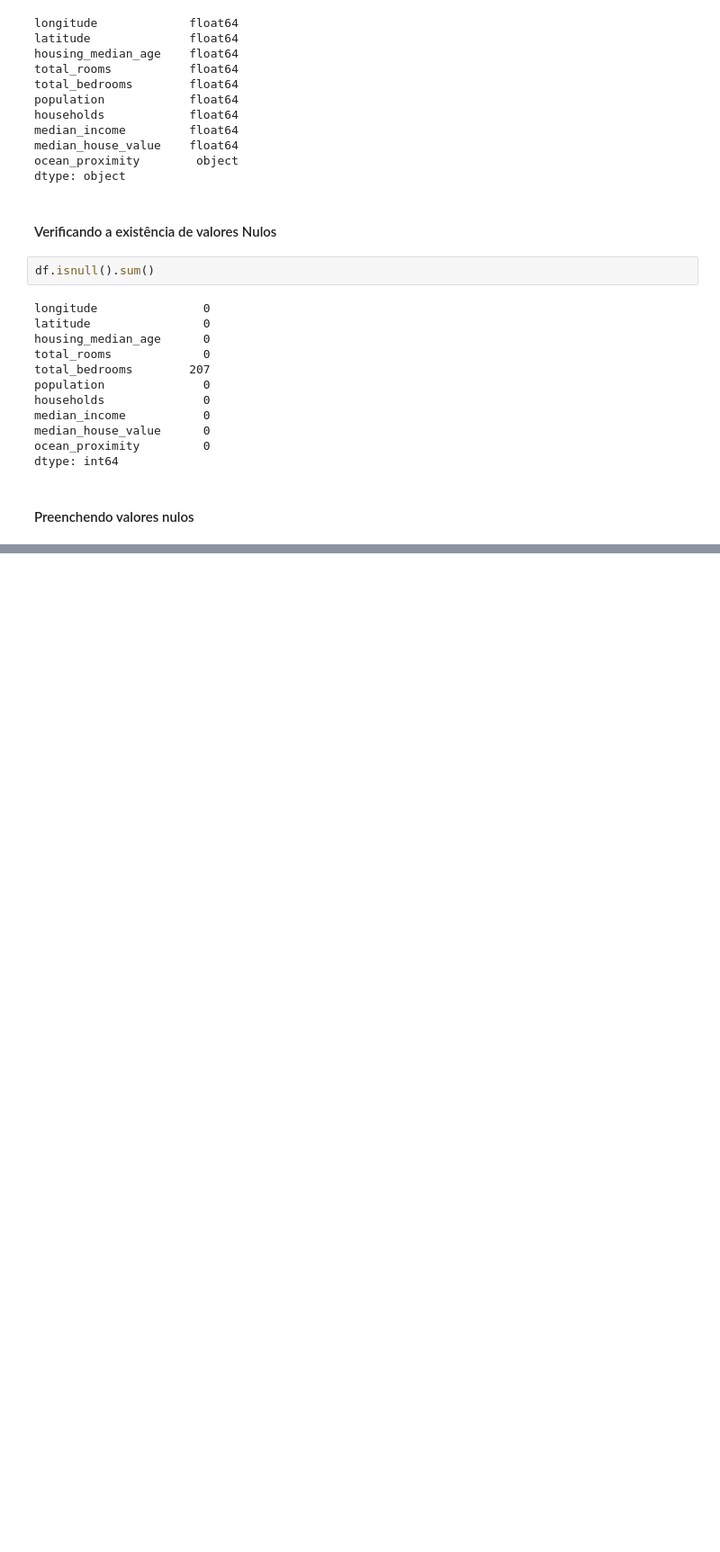
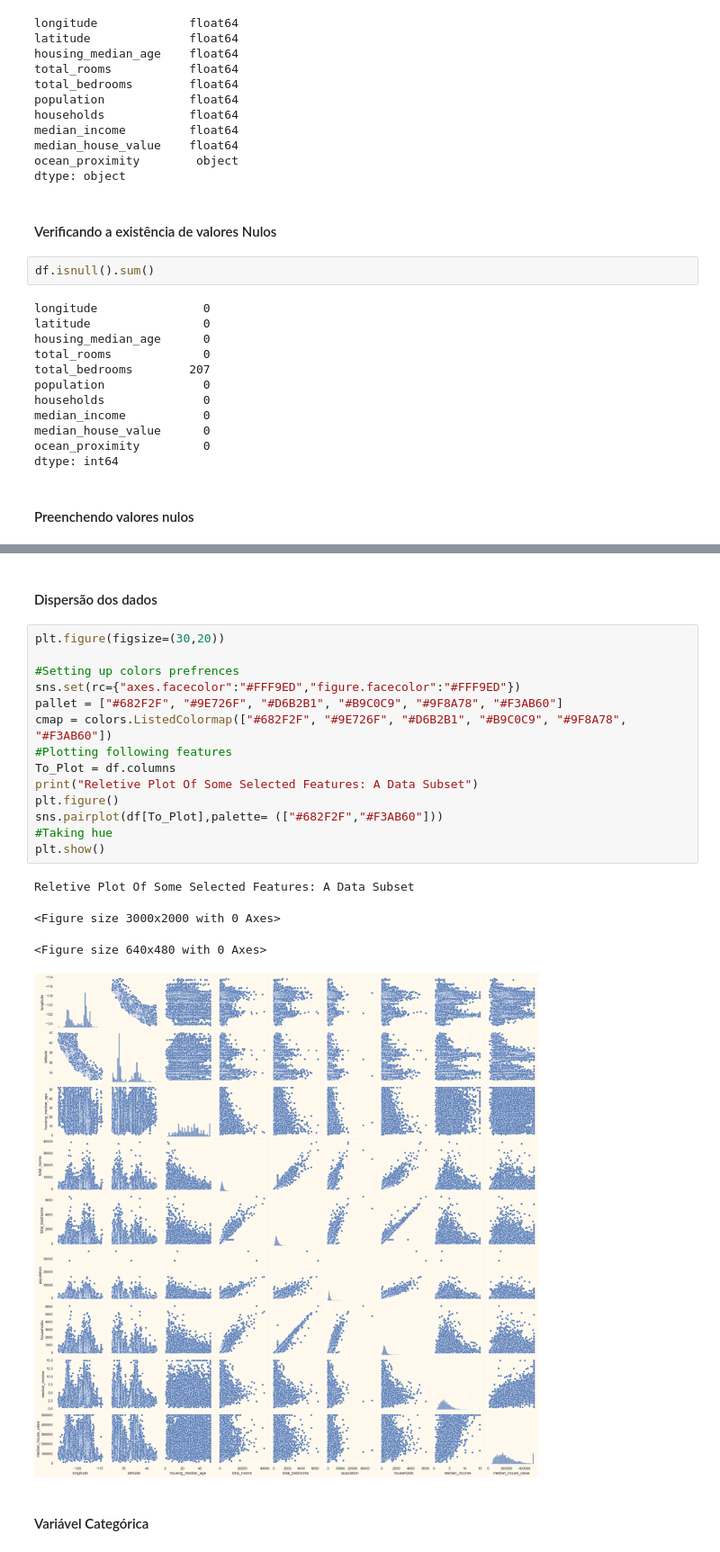
Before and after one commit to sidinei-ag/machine_learning, a Jupyter notebook: HousingProject.ipynb, the cells around one changed output, grey strips where cells are left out. Shown at 90% size. Cells and saved outputs as stored; diff of their text form; blank space fills up the shorter version.

```diff
--- a/HousingProject.ipynb
+++ b/HousingProject.ipynb
@@ -62,0 +110,23 @@ dtype: int64
+# %% [markdown]
+#### Dispersão dos dados
+# %%
+plt.figure(figsize=(30,20))
+
+#Setting up colors prefrences
+sns.set(rc={"axes.facecolor":"#FFF9ED","figure.facecolor":"#FFF9ED"})
+pallet = ["#682F2F", "#9E726F", "#D6B2B1", "#B9C0C9", "#9F8A78", "#F3AB60"]
+cmap = colors.ListedColormap(["#682F2F", "#9E726F", "#D6B2B1", "#B9C0C9", "#9F8A78", "#F3AB60"])
+#Plotting following features
+To_Plot = df.columns
+print("Reletive Plot Of Some Selected Features: A Data Subset")
+plt.figure()
+sns.pairplot(df[To_Plot],palette= (["#682F2F","#F3AB60"]))
+#Taking hue
+plt.show()
+# %% [output]
+Reletive Plot Of Some Selected Features: A Data Subset
+<Figure size 3000x2000 with 0 Axes>
+<Figure size 640x480 with 0 Axes>
+[figure, added]
+# %% [markdown]
+#### Variável Categórica
```
Also changed, not shown: parts of 40 cells of this notebook.
